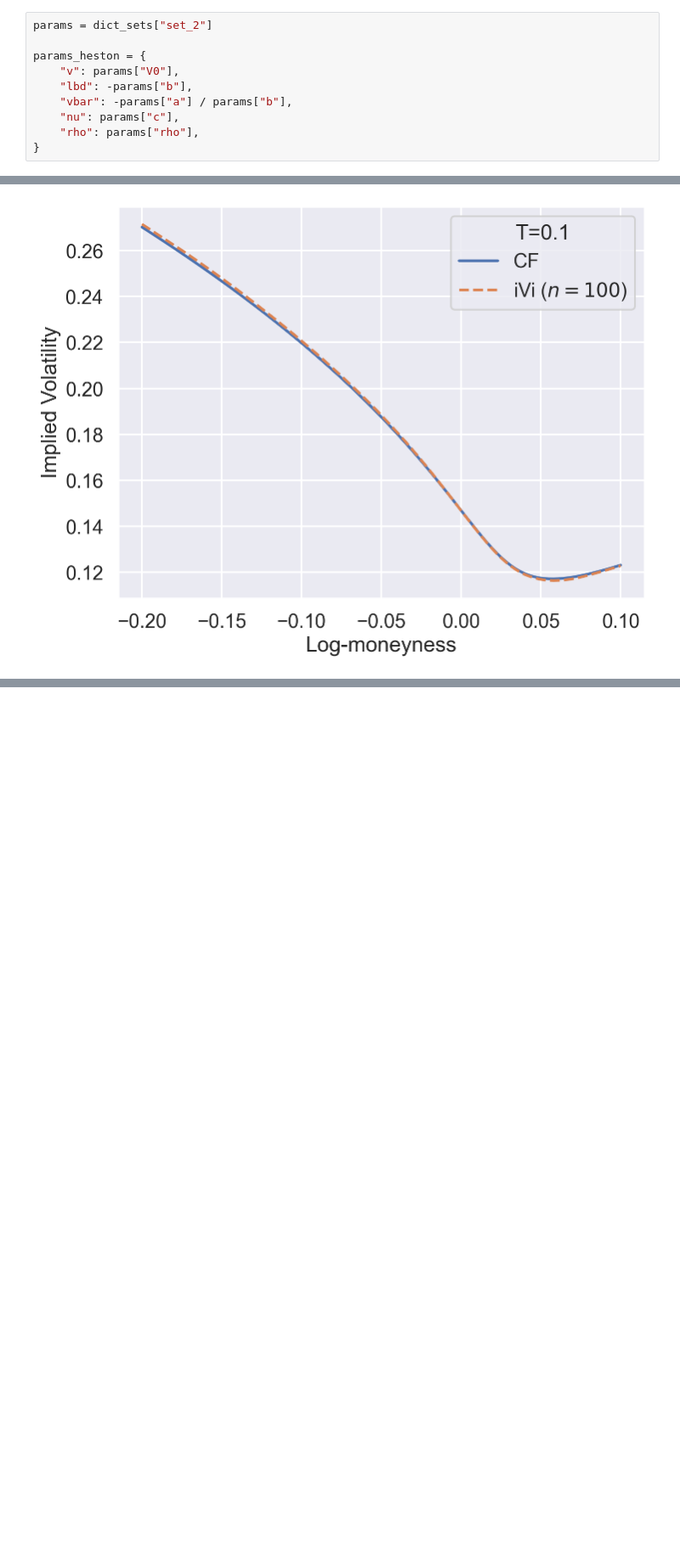
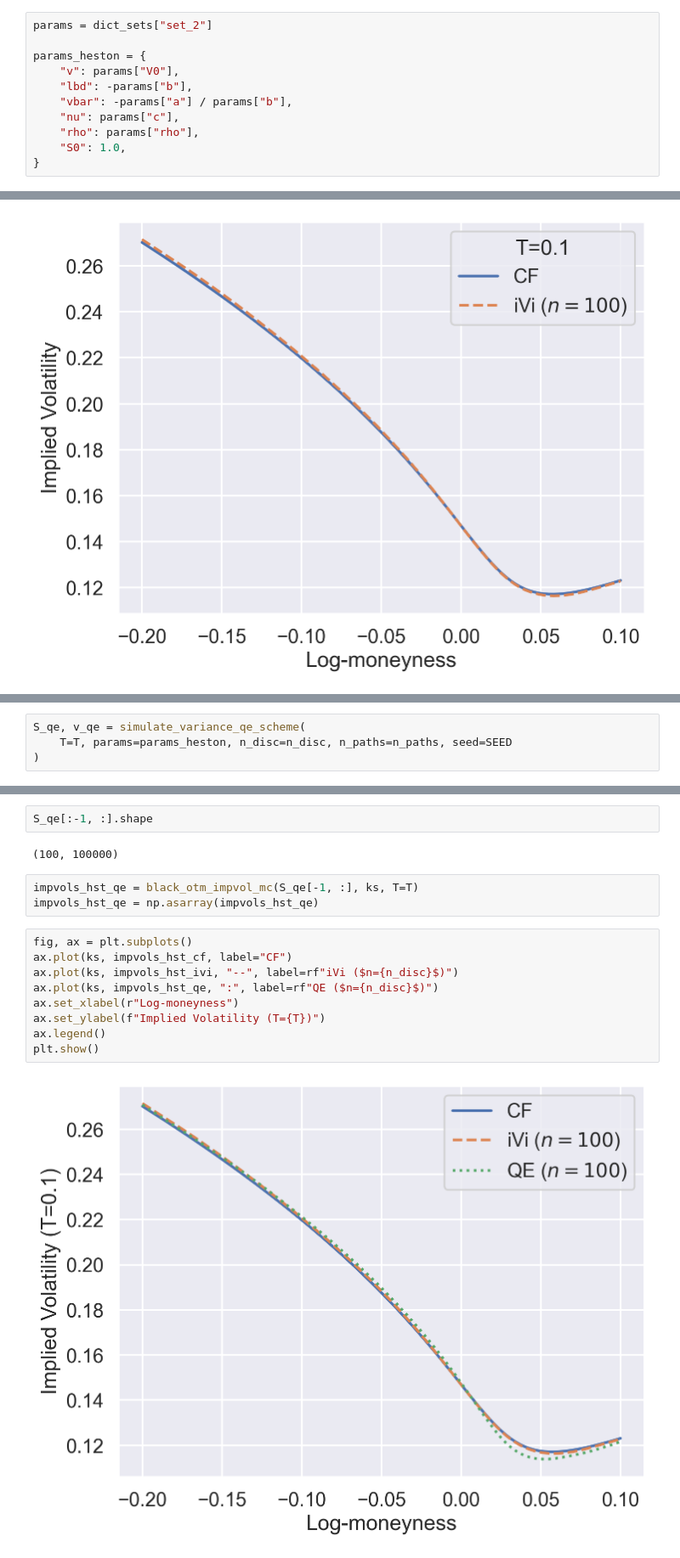
Before and after one commit to fbourgey/simulation-heston-made-simple, a Jupyter notebook: ivi_scheme.ipynb, the cells around one changed output, grey strips where cells are left out. Shown: that part at 85% size. Cells and saved outputs as stored; diff of their text form; blank space fills up the shorter version.

Commit message:
start adding qe scheme

```diff
--- a/ivi_scheme.ipynb
+++ b/ivi_scheme.ipynb
@@ -47,6 +44,7 @@ params_heston = {
     "vbar": -params["a"] / params["b"],
     "nu": params["c"],
     "rho": params["rho"],
+    "S0": 1.0,
 }
 # %%
 impvols_hst_cf = impvol_heston_charfunc(ks, T, params_heston)
@@ -68,0 +72,4 @@ plt.show()
+# %%
+S_qe, v_qe = simulate_variance_qe_scheme(
+    T=T, params=params_heston, n_disc=n_disc, n_paths=n_paths, seed=SEED
+)
@@ -68,0 +78,18 @@ plt.show()
+# %%
+S_qe[:-1, :].shape
+# %% [output]
+(100, 100000)
+# %%
+impvols_hst_qe = black_otm_impvol_mc(S_qe[-1, :], ks, T=T)
+impvols_hst_qe = np.asarray(impvols_hst_qe)
+# %%
+fig, ax = plt.subplots()
+ax.plot(ks, impvols_hst_cf, label="CF")
+ax.plot(ks, impvols_hst_ivi, "--", label=rf"iVi ($n={n_disc}$)")
+ax.plot(ks, impvols_hst_qe, ":", label=rf"QE ($n={n_disc}$)")
+ax.set_xlabel(r"Log-moneyness")
+ax.set_ylabel(f"Implied Volatility (T={T})")
+ax.legend()
+plt.show()
+# %% [output]
+[figure, added]
```
Also changed, not shown: parts of 5 cells of this notebook, 1 other file.
